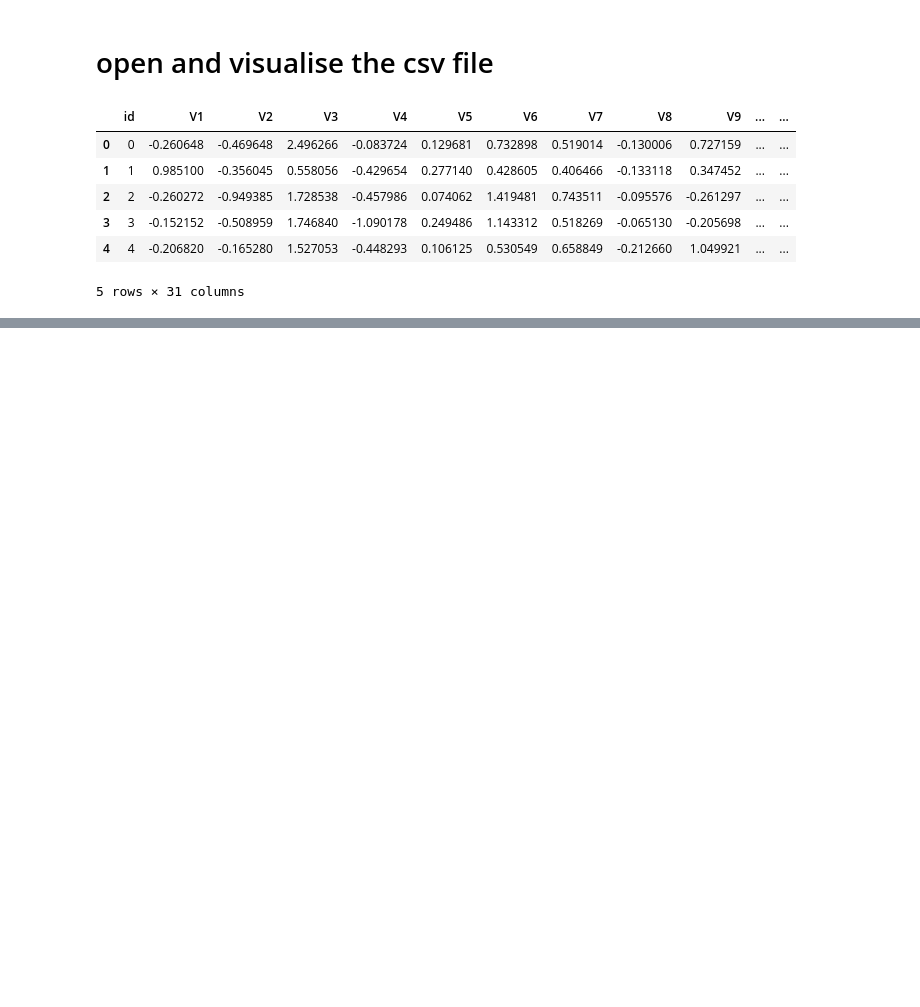
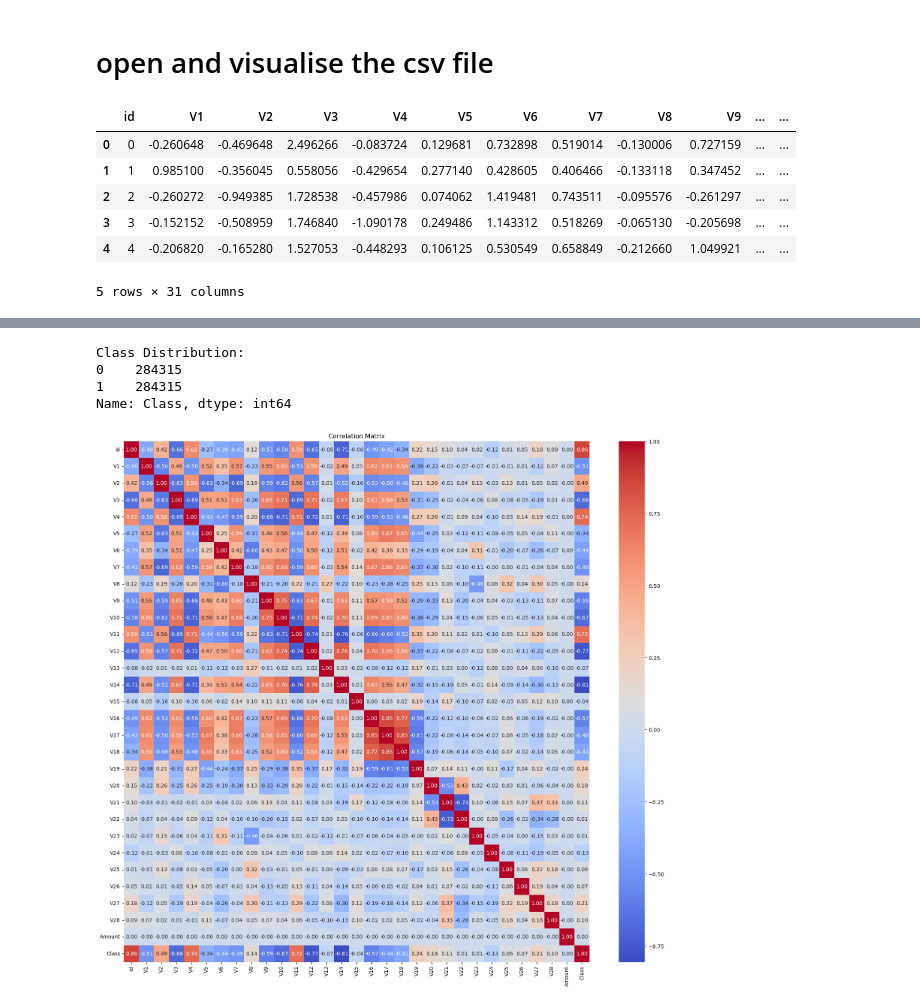
Before and after one commit to khivishta/Credit_Card_Fraud_Detection, a Jupyter notebook: preprocessing/EDA.ipynb, the cells around one changed output, grey strips where cells are left out. Cells and saved outputs as stored; diff of their text form; code cells hidden in the pictures; blank space fills up the shorter version.

```diff
--- a/preprocessing/EDA.ipynb
+++ b/preprocessing/EDA.ipynb
@@ -39,0 +89,19 @@ data.head()
+# %%
+# 3. Class Distribution
+class_distribution = data["Class"].value_counts()
+print("\nClass Distribution:")
+print(class_distribution)
+# %% [output]
+Class Distribution:
+0    284315
+1    284315
+Name: Class, dtype: int64
+# %%
+# 4. Correlation Analysis (if features are anonymized)
+correlation_matrix = data.corr()
+plt.figure(figsize=(20, 18))
+sns.heatmap(correlation_matrix, annot=True, cmap="coolwarm", fmt=".2f")
+plt.title("Correlation Matrix")
+plt.show()
+# %% [output]
+[figure, added]
```
Also changed, not shown: parts of 5 cells of this notebook, 3 other files.
